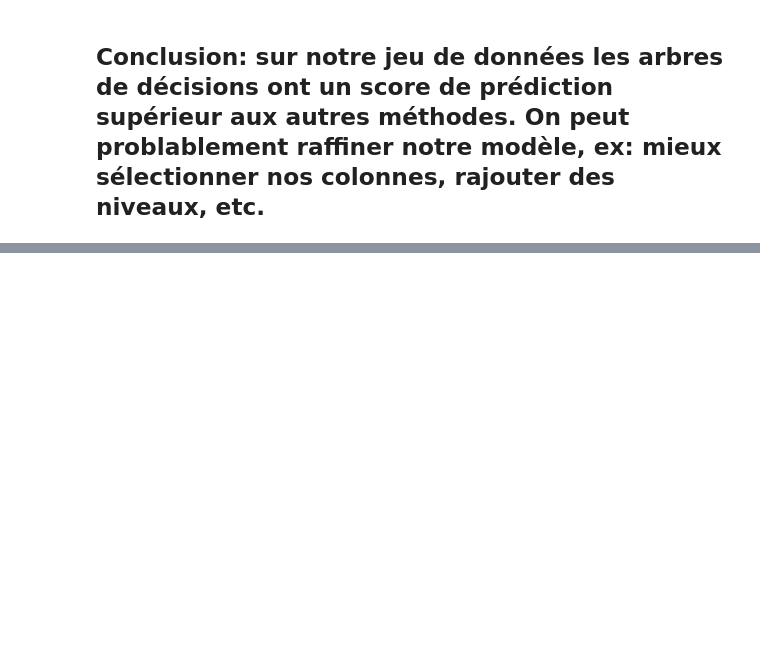
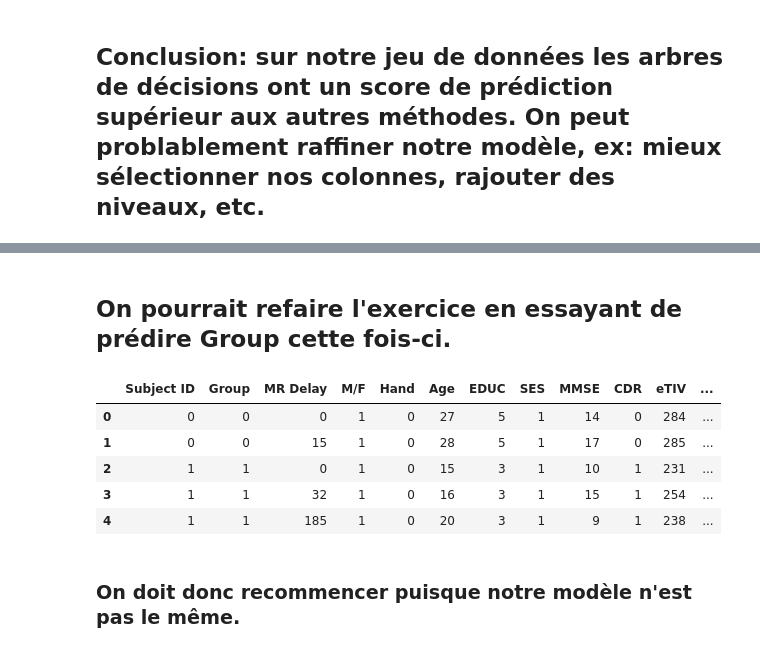
Before and after one commit to alexandrebrilhante/alzheimer, a Jupyter notebook: notebook.ipynb, the cells around one changed output, grey strips where cells are left out. Cells and saved outputs as stored; diff of their text form; code cells hidden in the pictures; blank space fills up the shorter version.

```diff
--- a/notebook.ipynb
+++ b/notebook.ipynb
@@ -284,0 +305,20 @@ svc.score(X_test, y_test)
+# %% [markdown]
+## On pourrait refaire l'exercice en essayant de prédire Group cette fois-ci.
+# %%
+# Un petit changement d'abord.
+
+# On sait qu'en informatique 0 veut dire False on va donc l'utiliser pour Not Demented, 1 autrement.
+
+df['Group'].replace(to_replace = 2, value = 0, inplace = True)
+df['Group'].replace(to_replace = 1, value = 1, inplace = True)
+
+df.head()
+# %% [output]
+|  | Subject ID | Group | MR Delay | M/F | Hand | Age | EDUC | SES | MMSE | CDR | eTIV | ... |
+| 0 | 0 | 0 | 0 | 1 | 0 | 27 | 5 | 1 | 14 | 0 | 284 | ... |
+| 1 | 0 | 0 | 15 | 1 | 0 | 28 | 5 | 1 | 17 | 0 | 285 | ... |
+| 2 | 1 | 1 | 0 | 1 | 0 | 15 | 3 | 1 | 10 | 1 | 231 | ... |
+| 3 | 1 | 1 | 32 | 1 | 0 | 16 | 3 | 1 | 15 | 1 | 254 | ... |
+| 4 | 1 | 1 | 185 | 1 | 0 | 20 | 3 | 1 | 9 | 1 | 238 | ... |
+# %% [markdown]
+### On doit donc recommencer puisque notre modèle n'est pas le même.
```
Also changed, not shown: parts of 27 cells of this notebook, 1 other file.
